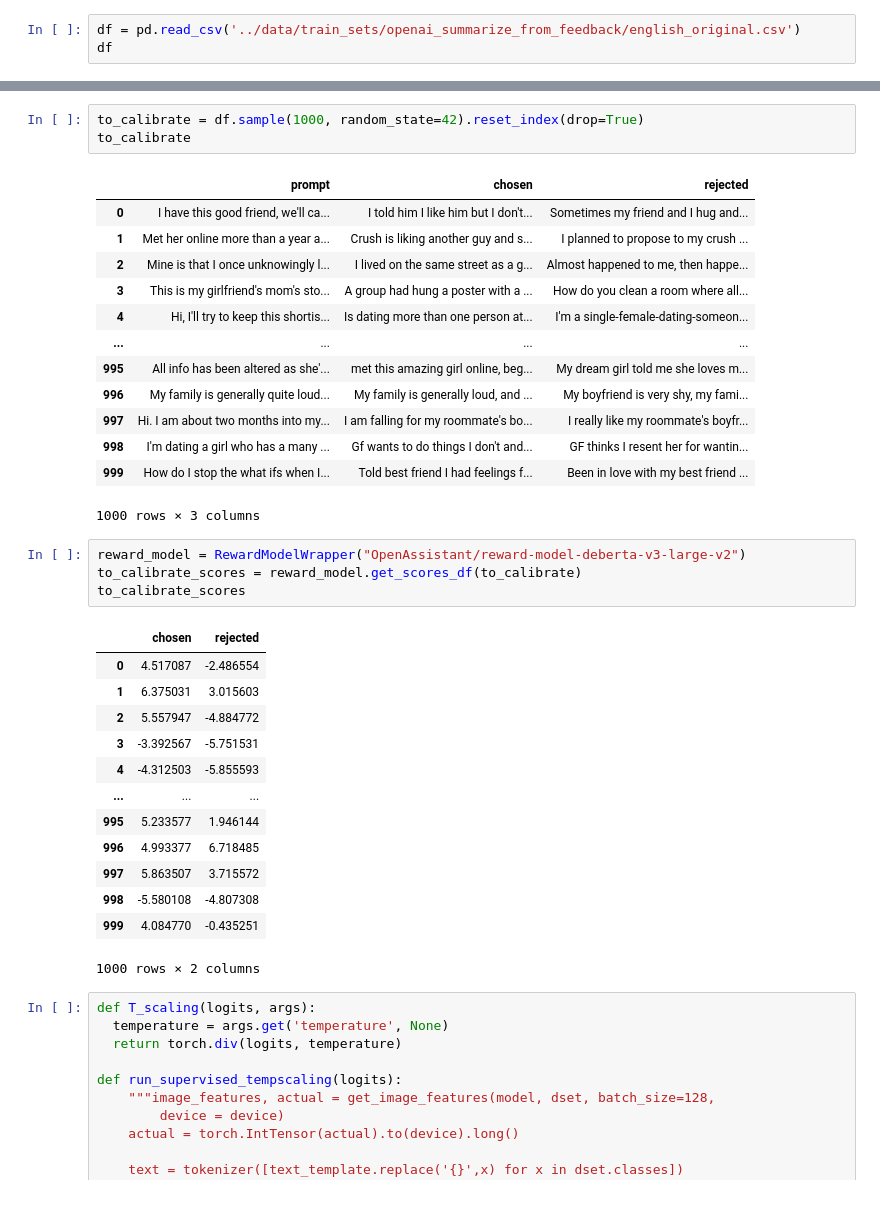
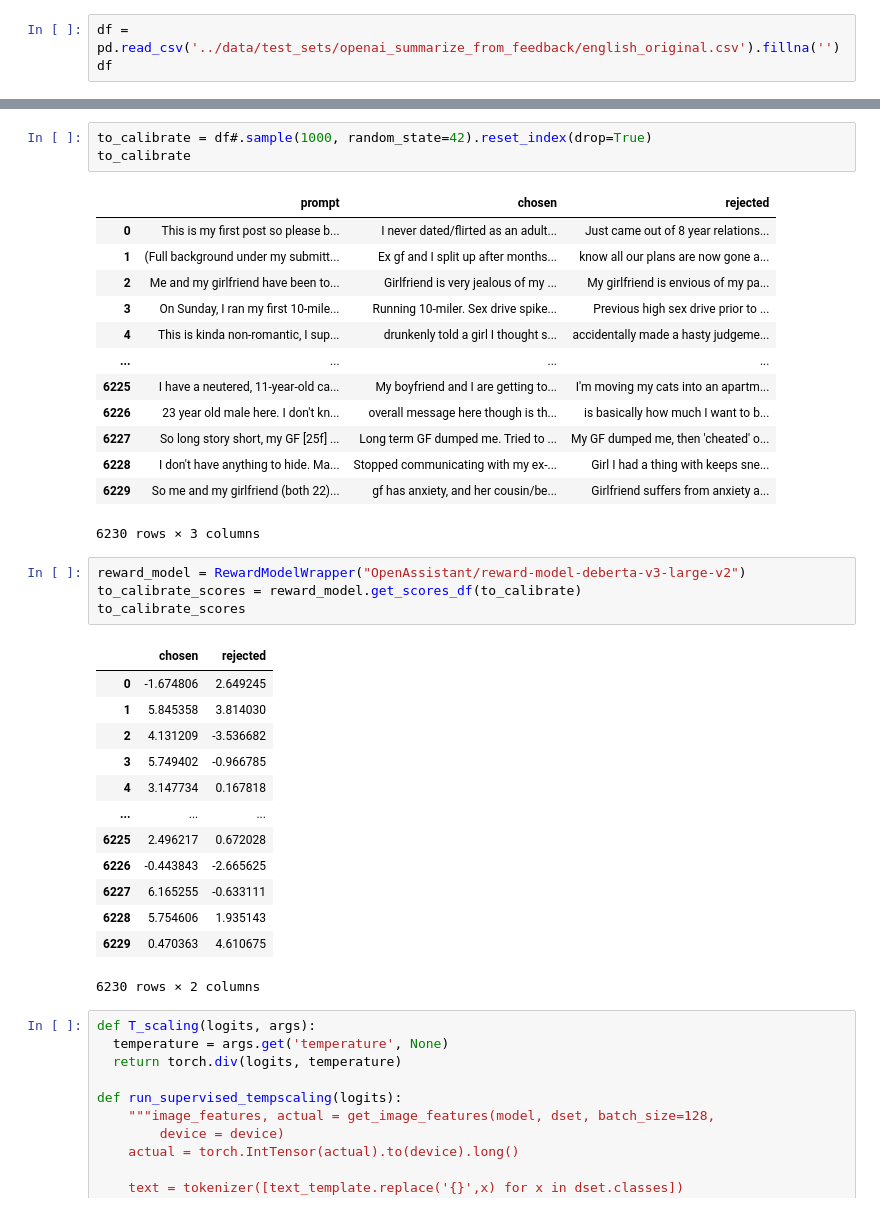
Before and after one commit to Pikus16/neurips2023_distshift, a Jupyter notebook: notebooks/temperature_calibration.ipynb, the cells around one changed output, grey strips where cells are left out. Drawn from its saved outputs; the diff is of its cells as text.

```diff
--- a/notebooks/temperature_calibration.ipynb
+++ b/notebooks/temperature_calibration.ipynb
@@ -15,5 +16,5 @@ from tqdm import tqdm
 # %%
-df = pd.read_csv('../data/train_sets/openai_summarize_from_feedback/english_original.csv')
+df = pd.read_csv('../data/test_sets/openai_summarize_from_feedback/english_original.csv').fillna('')
 df
 # %% [output]
 |  | prompt | chosen | rejected |
@@ -50,38 +51,38 @@ df
 # %%
-to_calibrate = df.sample(1000, random_state=42).reset_index(drop=True)
+to_calibrate = df#.sample(1000, random_state=42).reset_index(drop=True)
 to_calibrate
 # %% [output]
 |  | prompt | chosen | rejected |
-| 0 | I have this good friend, we'll ca... | I told him I like him but I don't... | Sometimes my friend and I hug and... |
-| 1 | Met her online more than a year a... | Crush is liking another guy and s... | I planned to propose to my crush ... |
-| 2 | Mine is that I once unknowingly l... | I lived on the same street as a g... | Almost happened to me, then happe... |
-| 3 | This is my girlfriend's mom's sto... | A group had hung a poster with a ... | How do you clean a room where all... |
-| 4 | Hi, I'll try to keep this shortis... | Is dating more than one person at... | I'm a single-female-dating-someon... |
+| 0 | This is my first post so please b... | I never dated/flirted as an adult... | Just came out of 8 year relations... |
+| 1 | (Full background under my submitt... | Ex gf and I split up after months... | know all our plans are now gone a... |
+| 2 | Me and my girlfriend have been to... | Girlfriend is very jealous of my ... | My girlfriend is envious of my pa... |
+| 3 | On Sunday, I ran my first 10-mile... | Running 10-miler. Sex drive spike... | Previous high sex drive prior to ... |
+| 4 | This is kinda non-romantic, I sup... | drunkenly told a girl I thought s... | accidentally made a hasty judgeme... |
 | ... | ... | ... | ... |
-| 995 | All info has been altered as she'... | met this amazing girl online, beg... | My dream girl told me she loves m... |
-| 996 | My family is generally quite loud... | My family is generally loud, and ... | My boyfriend is very shy, my fami... |
-| 997 | Hi. I am about two months into my... | I am falling for my roommate's bo... | I really like my roommate's boyfr... |
-| 998 | I'm dating a girl who has a many ... | Gf wants to do things I don't and... | GF thinks I resent her for wantin... |
-| 999 | How do I stop the what ifs when I... | Told best friend I had feelings f... | Been in love with my best friend ... |
+| 6225 | I have a neutered, 11-year-old ca... | My boyfriend and I are getting to... | I'm moving my cats into an apartm... |
+| 6226 | 23 year old male here. I don't kn... | overall message here though is th... | is basically how much I want to b... |
+| 6227 | So long story short, my GF [25f] ... | Long term GF dumped me. Tried to ... | My GF dumped me, then 'cheated' o... |
+| 6228 | I don't have anything to hide. Ma... | Stopped communicating with my ex-... | Girl I had a thing with keeps sne... |
+| 6229 | So me and my girlfriend (both 22)... | gf has anxiety, and her cousin/be... | Girlfriend suffers from anxiety a... |
-1000 rows × 3 columns
+6230 rows × 3 columns
 # %%
 reward_model = RewardModelWrapper("OpenAssistant/reward-model-deberta-v3-large-v2")
 to_calibrate_scores = reward_model.get_scores_df(to_calibrate)
 to_calibrate_scores
 # %% [output]
 |  | chosen | rejected |
-| 0 | 4.517087 | -2.486554 |
-| 1 | 6.375031 | 3.015603 |
-| 2 | 5.557947 | -4.884772 |
-| 3 | -3.392567 | -5.751531 |
-| 4 | -4.312503 | -5.855593 |
+| 0 | -1.674806 | 2.649245 |
+| 1 | 5.845358 | 3.814030 |
+| 2 | 4.131209 | -3.536682 |
+| 3 | 5.749402 | -0.966785 |
+| 4 | 3.147734 | 0.167818 |
 | ... | ... | ... |
-| 995 | 5.233577 | 1.946144 |
-| 996 | 4.993377 | 6.718485 |
-| 997 | 5.863507 | 3.715572 |
-| 998 | -5.580108 | -4.807308 |
-| 999 | 4.084770 | -0.435251 |
+| 6225 | 2.496217 | 0.672028 |
+| 6226 | -0.443843 | -2.665625 |
+| 6227 | 6.165255 | -0.633111 |
+| 6228 | 5.754606 | 1.935143 |
+| 6229 | 0.470363 | 4.610675 |
-1000 rows × 2 columns
+6230 rows × 2 columns
 # %%
 def T_scaling(logits, args):
   temperature = args.get('temperature', None)
```
Also changed, not shown: parts of 21 cells of this notebook.
